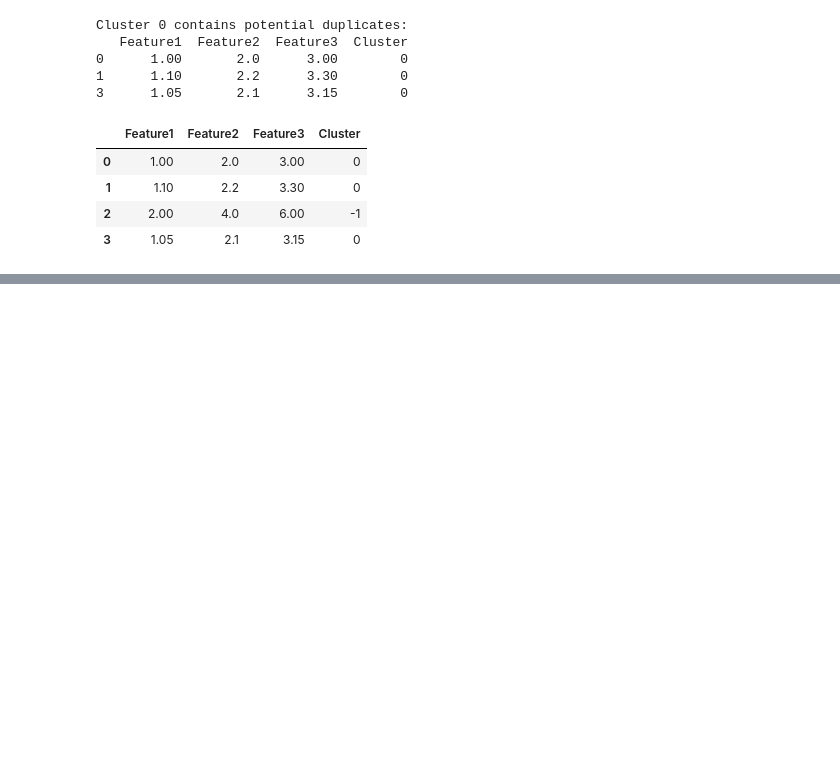
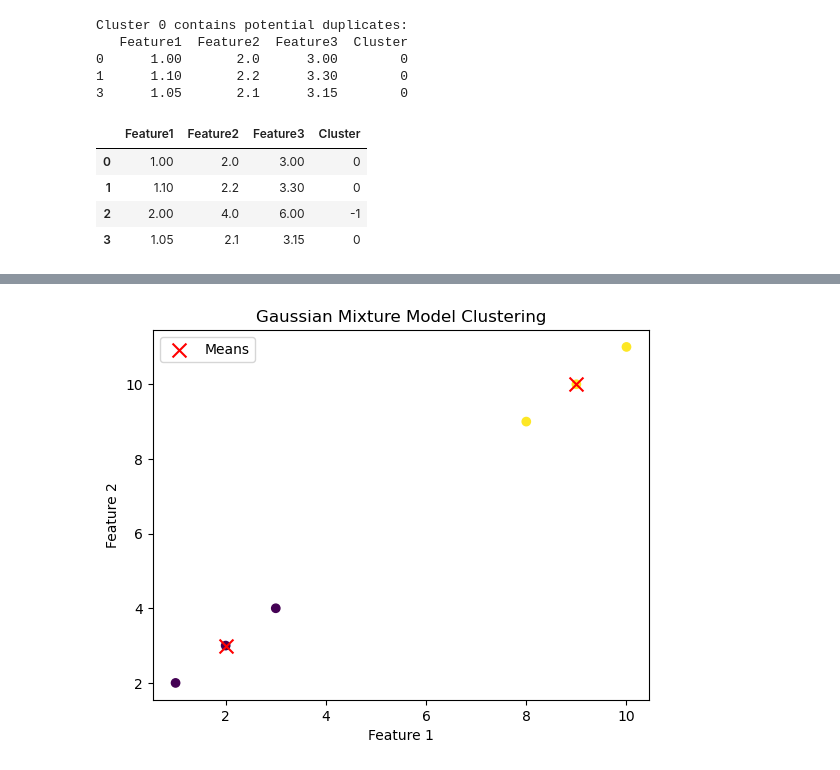
Before and after one commit to SirErikPak/Profolio, a Jupyter notebook: UNOS/Notebook/Untitled1.ipynb, the cells around one changed output, grey strips where cells are left out. Saved outputs shown, nothing was run; the diff lists cells and outputs as text; code cells hidden in the pictures; blank space fills up the shorter version.

```diff
--- a/UNOS/Notebook/Untitled1.ipynb
+++ b/UNOS/Notebook/Untitled1.ipynb
@@ -395,0 +544,31 @@ df
+# %%
+import numpy as np
+from sklearn.mixture import GaussianMixture
+import matplotlib.pyplot as plt
+
+# Sample data: Replace with your actual dataset
+data = np.array([[1, 2], [2, 3], [3, 4], [8, 9], [9, 10], [10, 11]])
+
+# Initialize the GMM with the desired number of components
+gmm = GaussianMixture(n_components=2, random_state=42)
+
+# Fit the GMM to the data
+gmm.fit(data)
+
+# Predict the labels for each data point
+labels = gmm.predict(data)
+
+# Access the means and covariances of the components
+means = gmm.means_
+covariances = gmm.covariances_
+
+# Plotting the data points and the Gaussian components
+plt.scatter(data[:, 0], data[:, 1], c=labels, cmap='viridis')
+plt.scatter(means[:, 0], means[:, 1], c='red', marker='x', s=100, label='Means')
+plt.title('Gaussian Mixture Model Clustering')
+plt.xlabel('Feature 1')
+plt.ylabel('Feature 2')
+plt.legend()
+plt.show()
+# %% [output]
+[figure, added]
```
Also changed, not shown: parts of 15 cells of this notebook, 3 other files.
